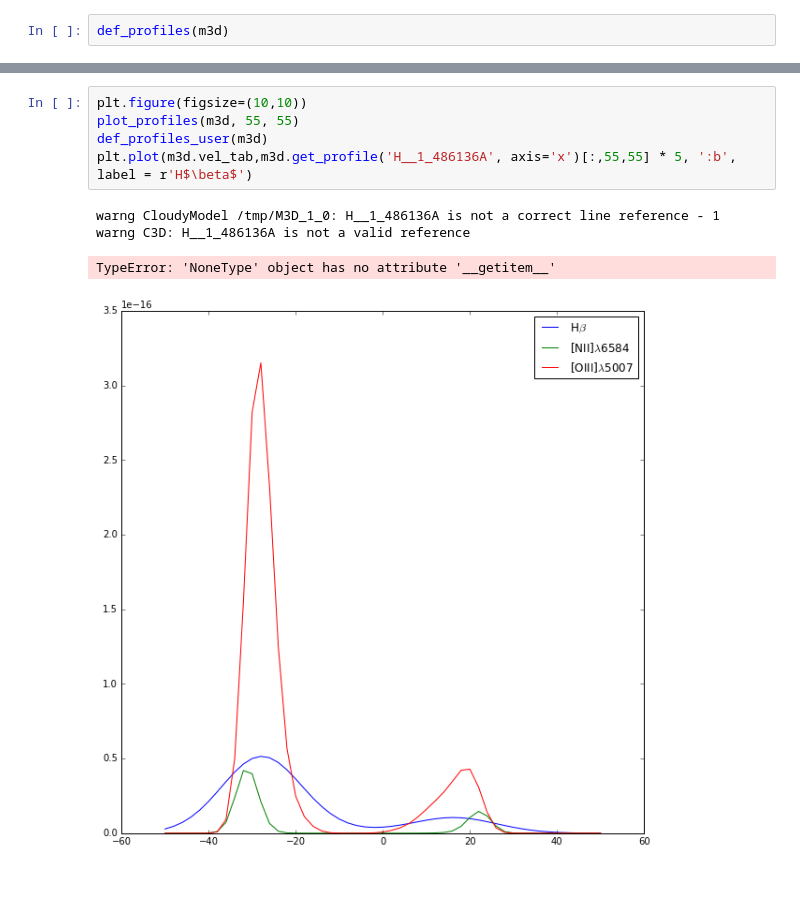
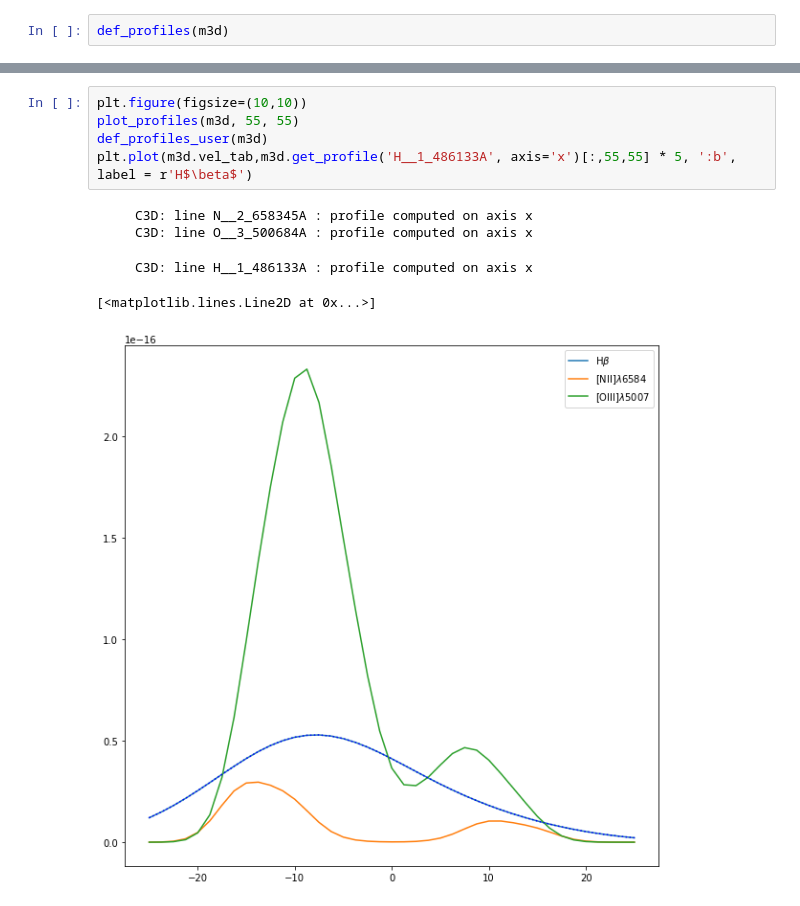
Before and after one commit to Morisset/pyCloudy, a Jupyter notebook: pyCloudy/docs/Using_pyCloudy_3.ipynb, the cells around one changed output, grey strips where cells are left out. Saved outputs shown, nothing was run; the diff lists cells and outputs as text.

Commit message:
adding c13 lines

```diff
--- a/pyCloudy/docs/Using_pyCloudy_3.ipynb
+++ b/pyCloudy/docs/Using_pyCloudy_3.ipynb
@@ -222,13 +235,14 @@ plot_profiles(m3d, 55, 55)
 # %%
 plt.figure(figsize=(10,10))
 plot_profiles(m3d, 55, 55)
 def_profiles_user(m3d)
-plt.plot(m3d.vel_tab,m3d.get_profile('H__1_486136A', axis='x')[:,55,55] * 5, ':b', label = r'H$\beta$')
+plt.plot(m3d.vel_tab,m3d.get_profile('H__1_486133A', axis='x')[:,55,55] * 5, ':b', label = r'H$\beta$')
 # %% [output]
-warng CloudyModel /tmp/M3D_1_0: H__1_486136A is not a correct line reference - 1
-warng C3D: H__1_486136A is not a valid reference
+     C3D: line N__2_658345A : profile computed on axis x
+     C3D: line O__3_500684A : profile computed on axis x
-TypeError: 'NoneType' object has no attribute '__getitem__'
+     C3D: line H__1_486133A : profile computed on axis x
+[<matplotlib.lines.Line2D at 0x...>]
-[figure, old version]
+[figure, new version]
 # %%
 plt.figure(figsize=(15,15))
 other_plots(m3d, proj_axis)
```
Also changed, not shown: parts of 7 cells of this notebook, 1 other file.
